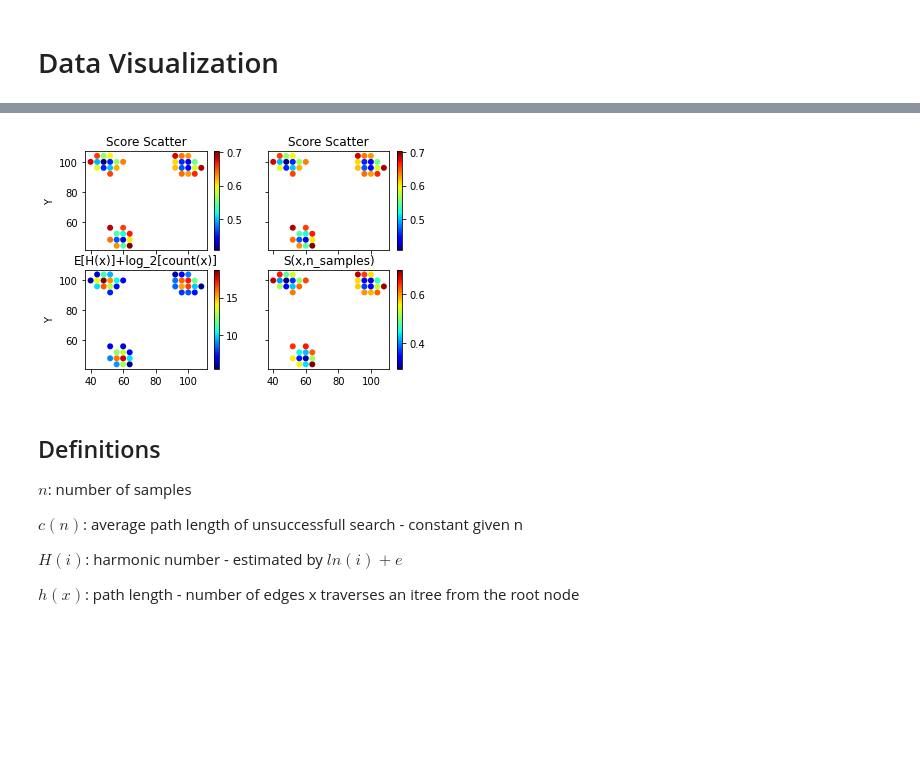
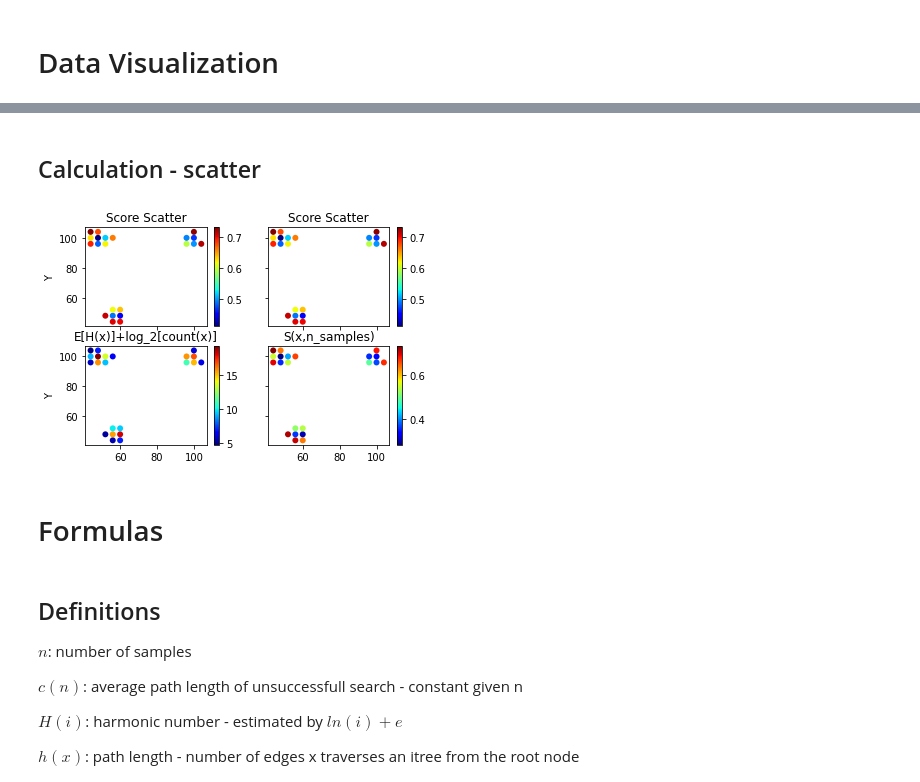
Before and after one commit to mlRosenquist/au-mlr-research-and-development-dedup, a Jupyter notebook: src/synthetic-dataset-2d.ipynb, the cells around one changed output, grey strips where cells are left out. Cells and saved outputs as stored; diff of their text form; code cells hidden in the pictures; blank space fills up the shorter version.

```diff
--- a/src/synthetic-dataset-2d.ipynb
+++ b/src/synthetic-dataset-2d.ipynb
@@ -167,2 +180,17 @@ df_unique.head()
 # %% [markdown]
 ### Prepare data for calculation
+# %%
+# Merge gd results and original results in single dataframe
+df_results = pd.DataFrame()
+df_results['org_X'] = org_df_results['org_X']
+df_results['gd_X'] = gd_df_results['gd_X']
+df_results['org_Y'] = org_df_results['org_Y']
+df_results['gd_Y'] = gd_df_results['gd_Y']
+df_results['org_score'] = org_df_results['org_score']
+df_results['gd_score'] = gd_df_results['gd_score']
+df_results['org_score_converted'] = df_results['org_score'].sub(0.5).mul(-1) # Convert sklearn score range to paper score range [-0.5;0.5] -> [0;1]
+df_results['gd_score_converted'] = df_results['gd_score'].sub(0.5).mul(-1) # Convert sklearn score range to paper score range [-0.5;0.5] -> [0;1]
+df_results['org_anomaly'] = org_df_results['org_anomaly']
+df_results['gd_anomaly'] = gd_df_results['gd_anomaly']
+
+df_results
@@ -169,18 +211,18 @@ df_unique.head()
 # %%
-# Convert sklearn score range to paper score range [-0.5;0.5] -> [0;1]
-df_results['score'] = df_results['score'].sub(0.5).mul(-1)
-df_results.head()
 
 # Add score and anomaly to df_uniques
 scores = []
+scores_converted = []
 anomaly = []
 for index, row in df_unique.iterrows():
-    result = df_results[(df_results.X == row.X) & (df_results.Y == row.Y)].iloc[0]
-    scores.append(result.score)
-    anomaly.append(result.anomaly)
+    result = df_results[(df_results.gd_X == row.gd_X) & (df_results.gd_Y == row.gd_Y)].iloc[0]
+    scores.append(result.gd_score)
+    scores_converted.append(result.gd_score_converted)
+    anomaly.append(result.gd_anomaly)
 
-df_unique['anomaly'] = anomaly
-df_unique['score'] = scores
+df_unique['gd_anomaly'] = anomaly
+df_unique['gd_score'] = scores
+df_unique['gd_score_converted'] = scores_converted
 
 # Define constants
 n_samples = len(df_results)
@@ -206,8 +248,8 @@ Calculation 1:  $\log_2(s(x,n)) \cdot c(n) = E(h(x))$
 # %%
 result = []
 for index, row in df_unique.iterrows():
-    res = -(np.log2(row.score) * c(n_samples)) + np.log2(row.counts)
+    res = -(np.log2(row.gd_score_converted) * c(n_samples)) + np.log2(row.gd_counts)
     result.append(res)
 df_unique['E[H(x)]+log_2[count(x)]'] = result
-df_unique
+df_unique.head()
 # %% [output]
@@ -251,37 +373,41 @@ df_unique.head()
+# %% [markdown]
+## Calculation - scatter
 # %%
 fig, axs = plt.subplots(2, 2)
 ax1 = axs[0,0]
 ax2 = axs[0,1]
 ax3 = axs[1,0]
 ax4 = axs[1,1]
 
-points = ax1.scatter(df_unique.X, df_unique.Y, c=df_unique.score,cmap="jet", lw=0)
+points = ax1.scatter(df_unique.gd_X, df_unique.gd_Y, c=df_unique.gd_score_converted,cmap="jet", lw=0)
 plt.colorbar(points,ax=ax1)
 ax1.set_title("Score Scatter")
 
-points = ax2.scatter(df_unique.X, df_unique.Y, c=df_unique.score,cmap="jet", lw=0)
+points = ax2.scatter(df_unique.gd_X, df_unique.gd_Y, c=df_unique.gd_score_converted,cmap="jet", lw=0)
 plt.colorbar(points,ax=ax2)
 ax2.set_title("Score Scatter")
 
-points = ax3.scatter(df_unique.X, df_unique.Y, c=df_unique['E[H(x)]+log_2[count(x)]'],cmap="jet", lw=0)
+points = ax3.scatter(df_unique.gd_X, df_unique.gd_Y, c=df_unique['E[H(x)]+log_2[count(x)]'],cmap="jet", lw=0)
 plt.colorbar(points,ax=ax3)
 ax3.set_title("E[H(x)]+log_2[count(x)]")
 
-points = ax4.scatter(df_unique.X, df_unique.Y, c=df_unique['S(x,n_samples)'],cmap="jet", lw=0)
+points = ax4.scatter(df_unique.gd_X, df_unique.gd_Y, c=df_unique['S(x,n_samples)'],cmap="jet", lw=0)
 plt.colorbar(points,ax=ax4)
 ax4.set_title("S(x,n_samples)")
 
 ax1.set_xticklabels([])
 ax2.set_xticklabels([])
 
 ax2.set_yticklabels([])
 ax4.set_yticklabels([])
 
 ax3.set_ylabel('Y')
 ax1.set_ylabel('Y')
 plt.show()
 # %% [output]
-[figure, old version]
+[figure, new version]
+# %% [markdown]
+# Formulas
 # %% [markdown]
 ## Definitions
 
```
Also changed, not shown: parts of 36 cells of this notebook, 5 other files.
